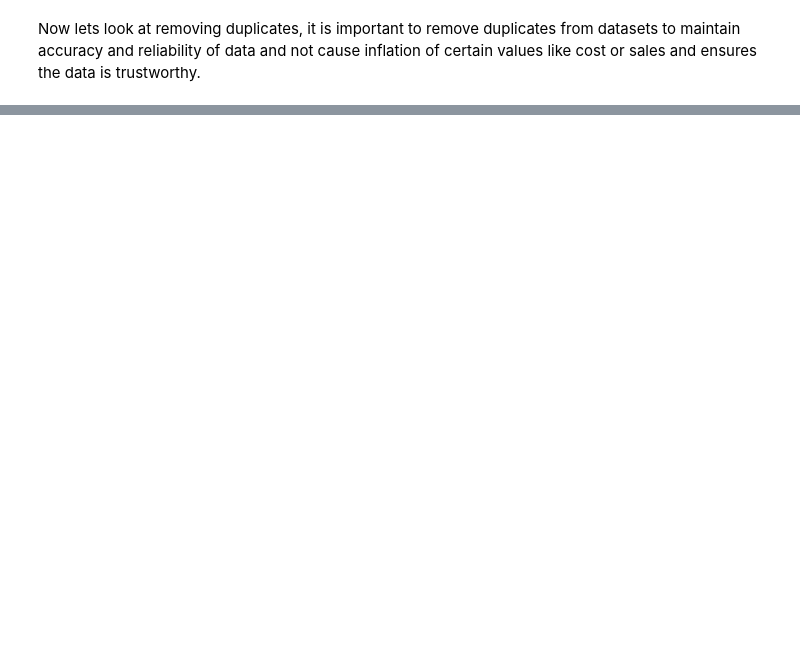
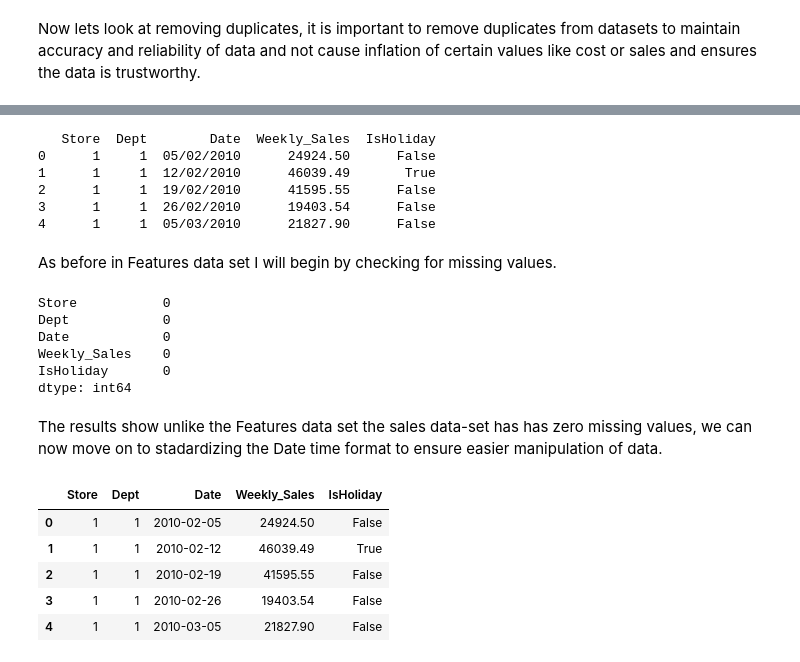
Before and after one commit to Shema774/Retail-Hackathon-1, a Jupyter notebook: jupyter_notebooks/Data_Investigation.ipynb, the cells around one changed output, grey strips where cells are left out. Saved outputs shown, nothing was run; the diff lists cells and outputs as text; code cells hidden in the pictures; blank space fills up the shorter version.

Commit message:
Load sales dataset and perform initial exploration

```diff
--- a/jupyter_notebooks/Data_Investigation.ipynb
+++ b/jupyter_notebooks/Data_Investigation.ipynb
@@ -123,0 +136,33 @@ df.drop_duplicates(inplace=True)
+# %%
+sales_df = pd.read_csv('../data/inputs/raw/sales data-set.csv')
+print(sales_df.head())
+# %% [output]
+   Store  Dept        Date  Weekly_Sales  IsHoliday
+0      1     1  05/02/2010      24924.50      False
+1      1     1  12/02/2010      46039.49       True
+2      1     1  19/02/2010      41595.55      False
+3      1     1  26/02/2010      19403.54      False
+4      1     1  05/03/2010      21827.90      False
+# %% [markdown]
+As before in Features data set I will begin by checking for missing values.
+# %%
+sales_df.isnull().sum()
+# %% [output]
+Store           0
+Dept            0
+Date            0
+Weekly_Sales    0
+IsHoliday       0
+dtype: int64
+# %% [markdown]
+The results show unlike the Features data set the sales data-set has has zero missing values, we can now move on to stadardizing the Date time format to ensure easier manipulation of data.
+# %%
+sales_df['Date'] = pd.to_datetime(sales_df['Date'], format='%d/%m/%Y')
+sales_df.head()
+# %% [output]
+|  | Store | Dept | Date | Weekly_Sales | IsHoliday |
+| 0 | 1 | 1 | 2010-02-05 | 24924.50 | False |
+| 1 | 1 | 1 | 2010-02-12 | 46039.49 | True |
+| 2 | 1 | 1 | 2010-02-19 | 41595.55 | False |
+| 3 | 1 | 1 | 2010-02-26 | 19403.54 | False |
+| 4 | 1 | 1 | 2010-03-05 | 21827.90 | False |
```
Also changed, not shown: parts of 4 cells of this notebook, 1 other file.
